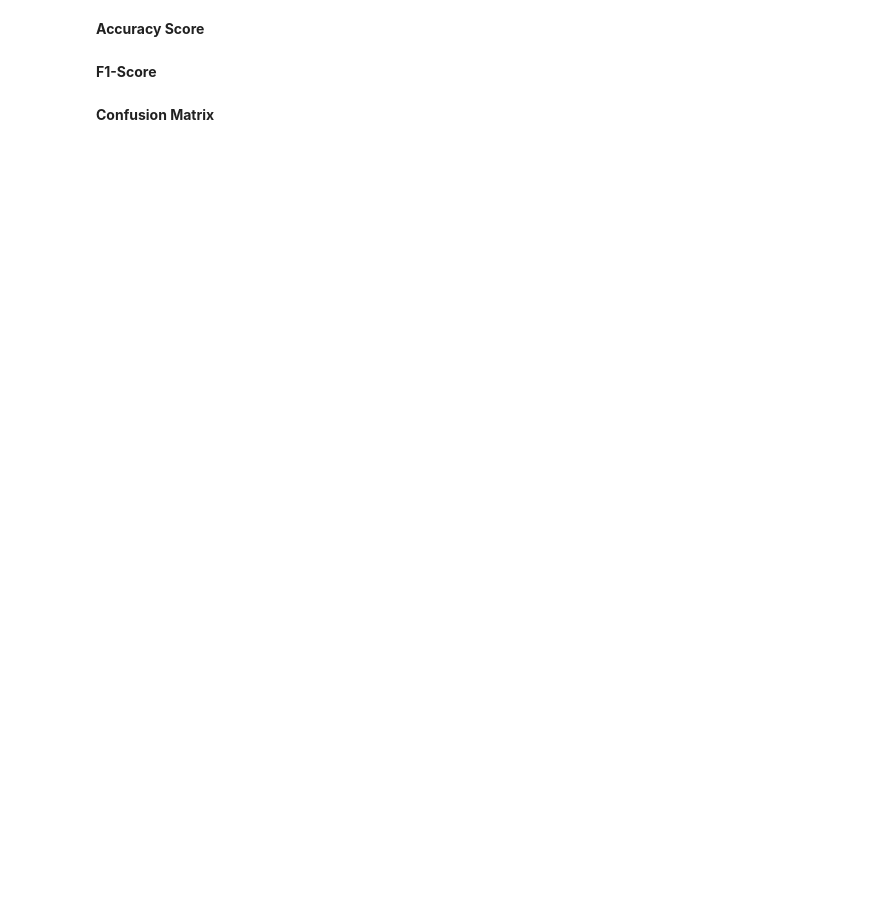
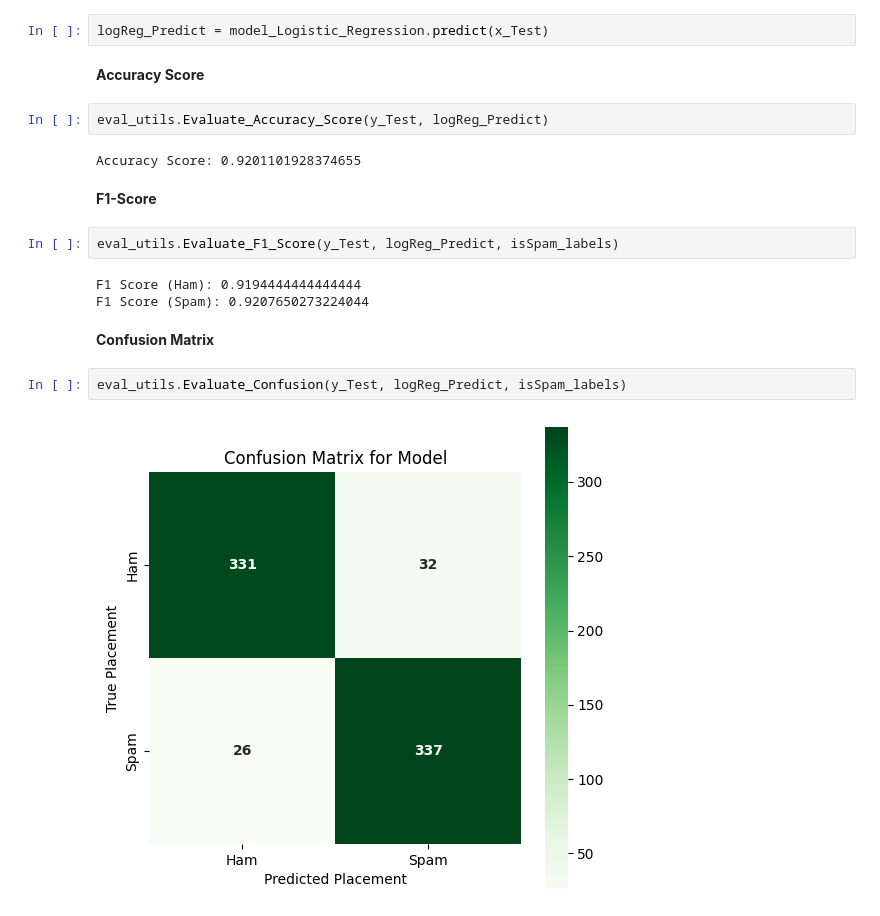
Before and after one commit to Chungj2000/Data-Analysis, a Jupyter notebook: Kaggle/Spambase/Workbook.ipynb, the cells around one changed output. Drawn from its saved outputs; the diff is of its cells as text; blank space fills up the shorter version.

```diff
--- a/Kaggle/Spambase/Workbook.ipynb
+++ b/Kaggle/Spambase/Workbook.ipynb
@@ -845,6 +847,21 @@ Standard Deviation of Scores: 0.010205964542723281
+# %%
+logReg_Predict = model_Logistic_Regression.predict(x_Test)
 # %% [markdown]
 **Accuracy Score**
+# %%
+eval_utils.Evaluate_Accuracy_Score(y_Test, logReg_Predict)
+# %% [output]
+Accuracy Score: 0.9201101928374655
 # %% [markdown]
 **F1-Score**
+# %%
+eval_utils.Evaluate_F1_Score(y_Test, logReg_Predict, isSpam_labels)
+# %% [output]
+F1 Score (Ham): 0.9194444444444444
+F1 Score (Spam): 0.9207650273224044
 # %% [markdown]
 **Confusion Matrix**
+# %%
+eval_utils.Evaluate_Confusion(y_Test, logReg_Predict, isSpam_labels)
+# %% [output]
+[figure, added]
```
Also changed, not shown: parts of 2 cells of this notebook.
